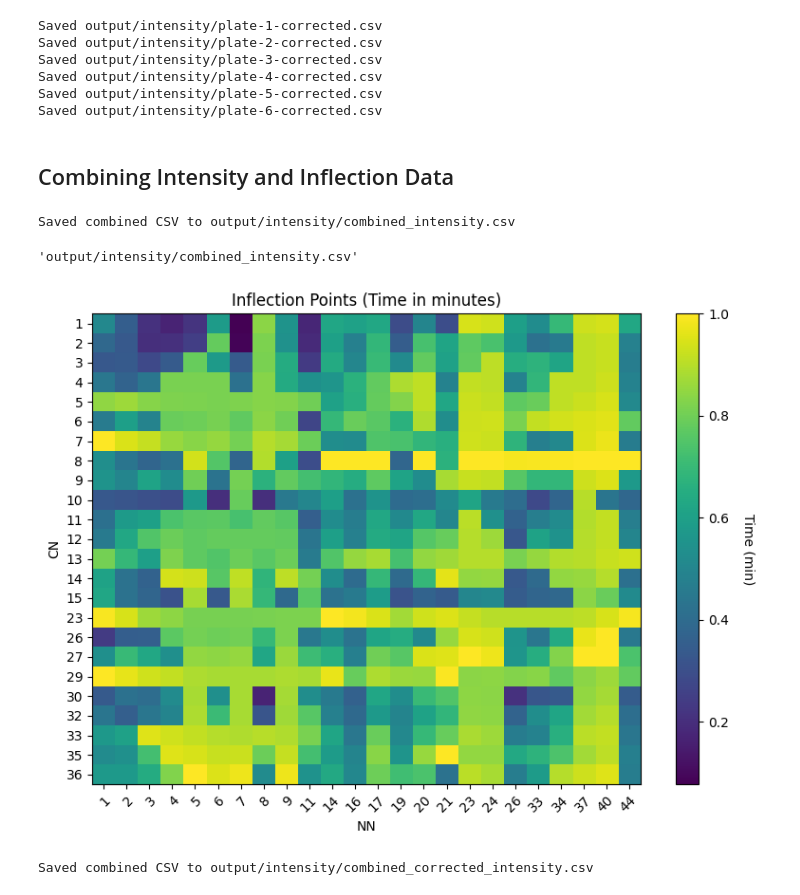
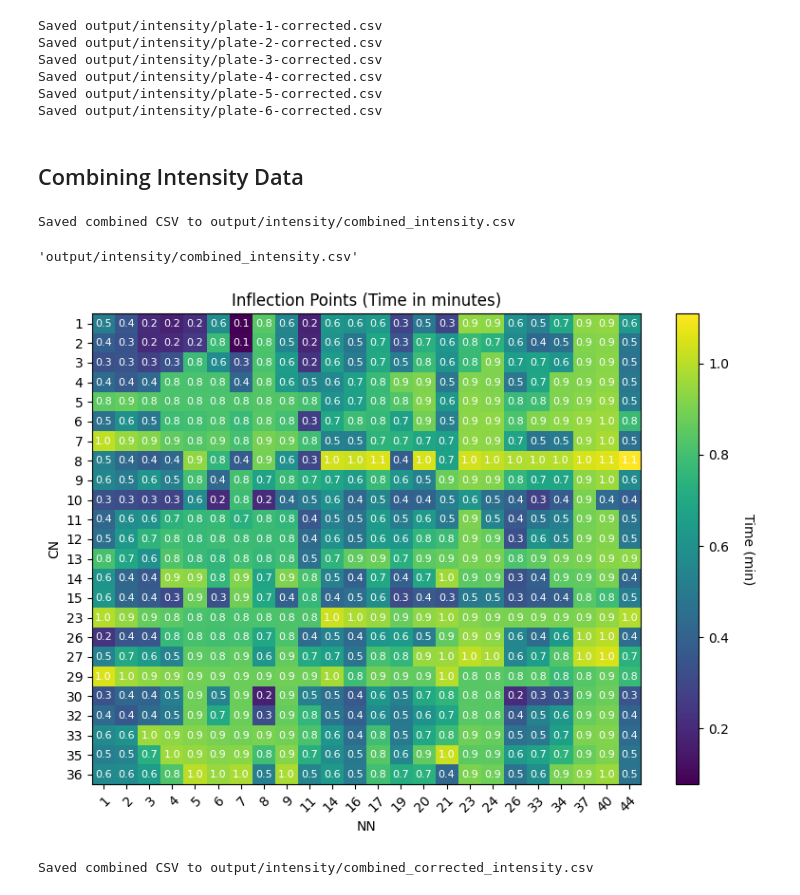
Before and after one commit to r3dugo/Image-Processing, a Jupyter notebook: inflection_processor/normalise.ipynb, the cells around one changed output. Drawn from its saved outputs; the diff is of its cells as text; code cells hidden in the pictures.

```diff
--- a/inflection_processor/normalise.ipynb
+++ b/inflection_processor/normalise.ipynb
@@ -26,17 +26,19 @@ Saved output/intensity/plate-4-corrected.csv
 Saved output/intensity/plate-5-corrected.csv
 Saved output/intensity/plate-6-corrected.csv
 # %% [markdown]
-## Combining Intensity and Inflection Data
+## Combining Intensity Data
 # %%
 # Intensity data
 combined_intensity = [os.path.join("..", "experiments", plate, "output", "intensity_points.csv") for plate in plates]
-combine_well_matrix_csvs(combined_intensity, os.path.join("output", "intensity", "combined_intensity.csv"))
+combined_intensity_output_path = os.path.join("output", "intensity", "combined_intensity.csv")
+
+combine_well_matrix_csvs(combined_intensity, combined_intensity_output_path)
 # %% [output]
 Saved combined CSV to output/intensity/combined_intensity.csv
 'output/intensity/combined_intensity.csv'
 # %%
-visualiser.plot_inflection_csv("output/combined_intensity.csv", show_annotations=False)
+visualiser.plot_inflection_csv(combined_intensity_output_path, show_annotations=True)
 # %% [output]
-[figure, old version]
+[figure, new version]
 # %%
 # Normalised intensity data
```
Also changed, not shown: parts of 9 cells of this notebook, 1 other file.
